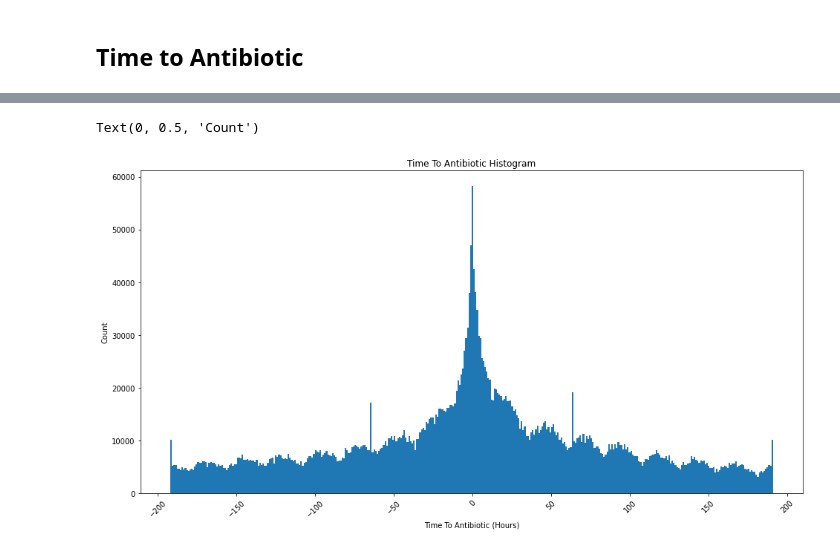
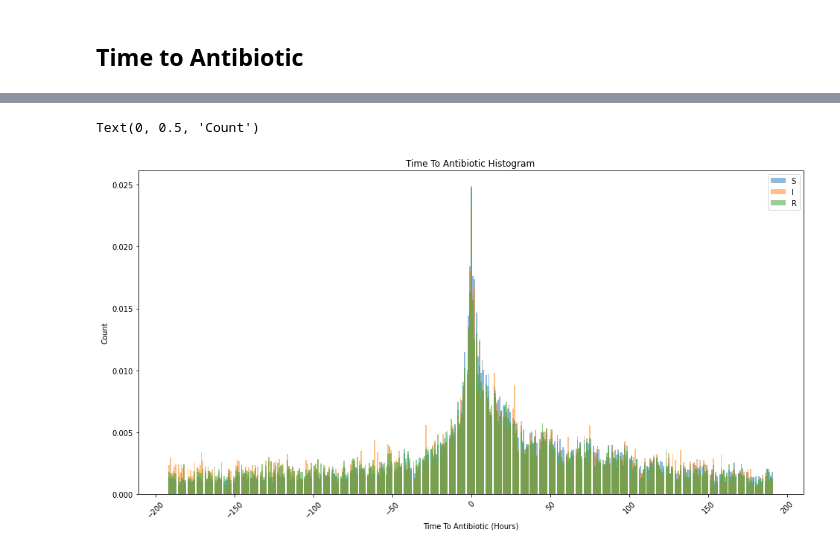
Before and after one commit to ryashpal/ML, a Jupyter notebook: mortality/explore_microbiology_cultures.ipynb, the cells around one changed output, grey strips where cells are left out. Saved outputs shown, nothing was run; the diff lists cells and outputs as text; code cells hidden in the pictures.

Commit message:
time-to-antibiotic histograms

```diff
--- a/mortality/explore_microbiology_cultures.ipynb
+++ b/mortality/explore_microbiology_cultures.ipynb
@@ -584,0 +664,17 @@ timeToAntibioticDf
+# %%
+timeToAntibioticIQuery = """
+select
+floor((extract(EPOCH from pr.starttime) - extract(EPOCH from mic.charttime))/3600) as time_to_antibiotic
+from
+mimiciv.microbiologyevents mic
+inner join mimiciv.diagnoses_icd icd
+on icd.hadm_id = mic.hadm_id and (icd.icd_code = '99591' OR icd.icd_code = '99592' or icd.icd_code = '78552' OR icd.icd_code = 'A419' OR icd.icd_code = 'R6520' OR icd.icd_code = 'R6521')
+inner join mimiciv.prescriptions pr
+on pr.hadm_id = mic.hadm_id and pr.starttime > mic.charttime - interval '192 hours' and pr.starttime < mic.charttime + interval '192 hours'
+inner join sepsis.abx_poe_list ab
+on pr.drug = ab.drug
+where mic.interpretation = 'I'
+;
+"""
+timeToAntibioticIDf = pd.read_sql_query(timeToAntibioticIQuery, con)
+timeToAntibioticIDf
@@ -584,0 +695,17 @@ timeToAntibioticDf
+# %%
+timeToAntibioticRQuery = """
+select
+floor((extract(EPOCH from pr.starttime) - extract(EPOCH from mic.charttime))/3600) as time_to_antibiotic
+from
+mimiciv.microbiologyevents mic
+inner join mimiciv.diagnoses_icd icd
+on icd.hadm_id = mic.hadm_id and (icd.icd_code = '99591' OR icd.icd_code = '99592' or icd.icd_code = '78552' OR icd.icd_code = 'A419' OR icd.icd_code = 'R6520' OR icd.icd_code = 'R6521')
+inner join mimiciv.prescriptions pr
+on pr.hadm_id = mic.hadm_id and pr.starttime > mic.charttime - interval '192 hours' and pr.starttime < mic.charttime + interval '192 hours'
+inner join sepsis.abx_poe_list ab
+on pr.drug = ab.drug
+where mic.interpretation = 'R'
+;
+"""
+timeToAntibioticRDf = pd.read_sql_query(timeToAntibioticRQuery, con)
+timeToAntibioticRDf
@@ -585,13 +726,17 @@ timeToAntibioticDf
 # %%
 from matplotlib import pyplot as plt
 
 fig, ax = plt.subplots(figsize=(16, 8))
 plt.xticks(rotation = 45)
-plt.hist(timeToAntibioticDf.time_to_antibiotic, bins=380)
+plt.hist(timeToAntibioticSDf.time_to_antibiotic, density=True, bins=450, alpha=0.5, label='S')
+plt.hist(timeToAntibioticIDf.time_to_antibiotic, density=True, bins=450, alpha=0.5, label='I')
+plt.hist(timeToAntibioticRDf.time_to_antibiotic, density=True, bins=450, alpha=0.5, label='R')
+
+plt.legend(loc='upper right')
 
 ax.set_title('Time To Antibiotic Histogram')
 ax.set_xlabel('Time To Antibiotic (Hours)')
 ax.set_ylabel('Count')
 # %% [output]
 Text(0, 0.5, 'Count')
-[figure, old version]
+[figure, new version]
```
Also changed, not shown: parts of 6 cells of this notebook.
